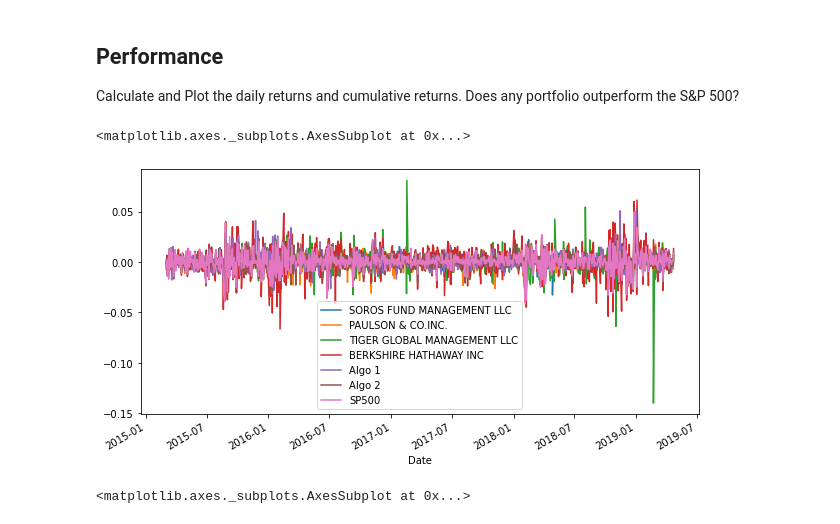
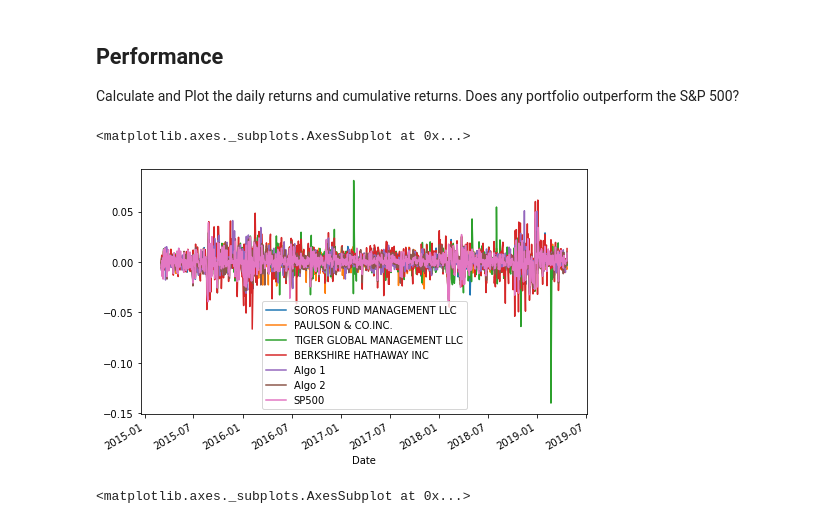
Before and after one commit to akremstudy/PANDAS-HW, a Jupyter notebook: whale_analysis.ipynb, the cells around one changed output. Cells and saved outputs as stored; diff of their text form; code cells hidden in the pictures.

```diff
--- a/whale_analysis.ipynb
+++ b/whale_analysis.ipynb
@@ -194,10 +194,10 @@ In this section, you will calculate and visualize performance and risk metrics f
 Calculate and Plot the daily returns and cumulative returns. Does any portfolio outperform the S&P 500?
 # %%
 # Plot daily returns
-combined_df.plot(figsize=(10,5))
+combined_df.plot(figsize=(8,5))
 # %% [output]
 <matplotlib.axes._subplots.AxesSubplot at 0x...>
-[figure, old version]
+[figure, new version]
 # %%
 # Plot cumulative returns
 cumulative_returns = (1 + combined_df).cumprod()
```
Also changed, not shown: parts of 3 cells of this notebook.
